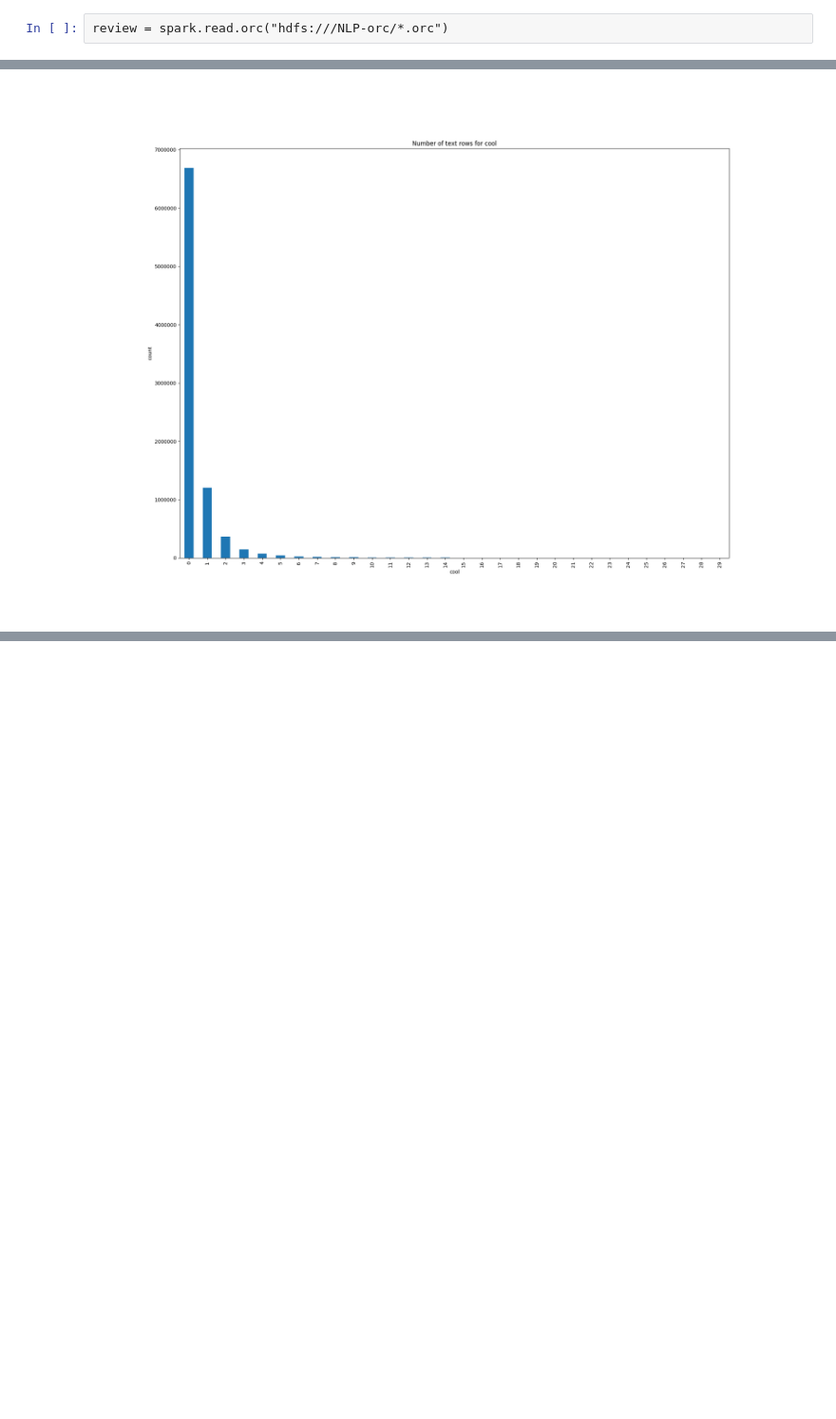
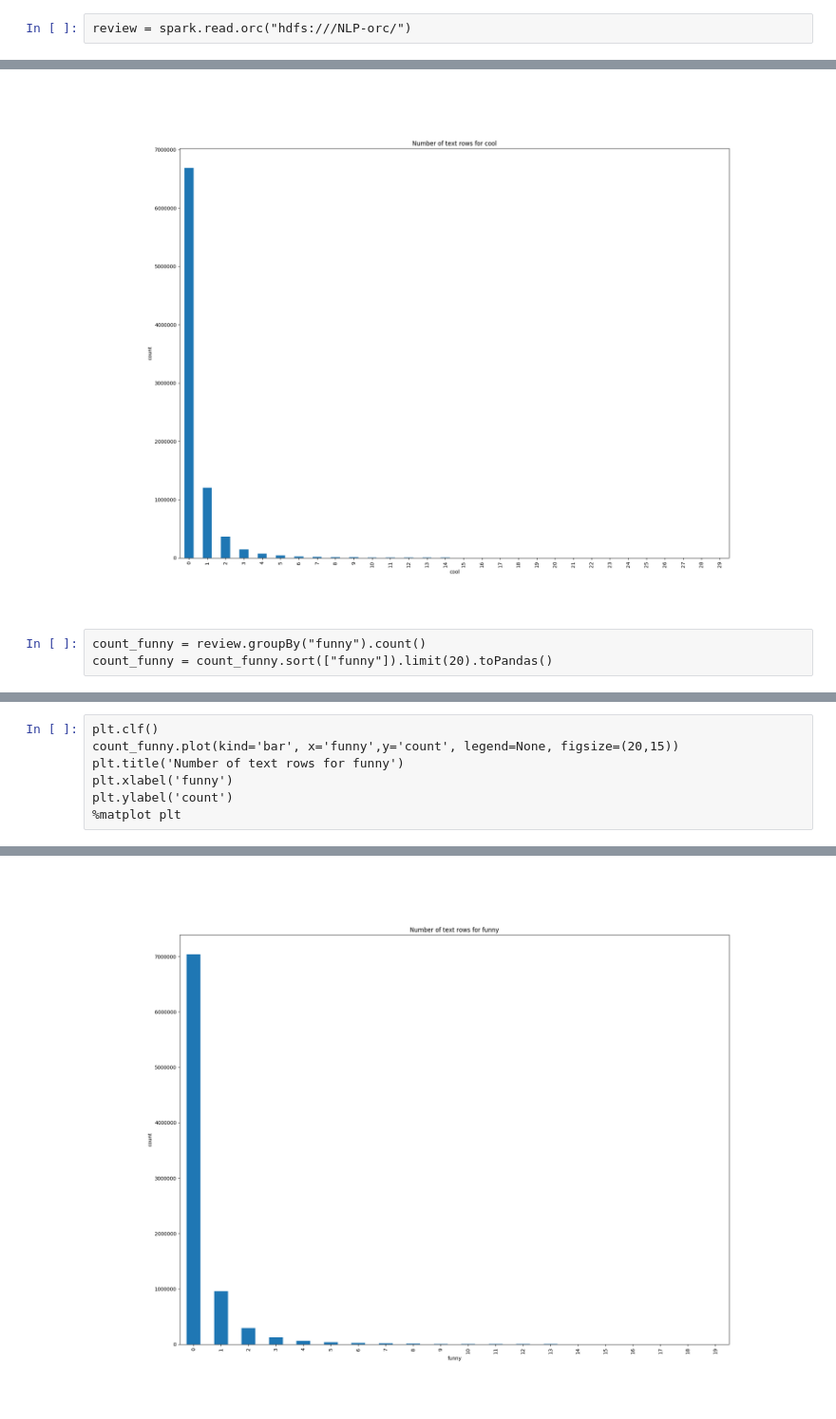
Before and after one commit to Necronoxia/Cdac_proj_yelp, a Jupyter notebook: EDA/Review_EDA.ipynb, the cells around one changed output, grey strips where cells are left out. Shown at 95% size. Cells and saved outputs as stored; diff of their text form; blank space fills up the shorter version.

```diff
--- a/EDA/Review_EDA.ipynb
+++ b/EDA/Review_EDA.ipynb
@@ -60,7 +89,7 @@ from pyspark.sql.functions import *
 # %% [output]
 [interactive output not drawn]
 # %%
-review = spark.read.orc("hdfs:///NLP-orc/*.orc")
+review = spark.read.orc("hdfs:///NLP-orc/")
 # %% [output]
 [interactive output not drawn]
 # %%
@@ -270,3 +307,6 @@ Text(0, 0.5, 'count')
 %matplot plt
 # %% [output]
 [figure]
+# %%
+count_funny = review.groupBy("funny").count()
+count_funny = count_funny.sort(["funny"]).limit(20).toPandas()
@@ -272,0 +315,8 @@ Text(0, 0.5, 'count')
+# %%
+plt.clf()
+count_funny.plot(kind='bar', x='funny',y='count', legend=None, figsize=(20,15))
+plt.title('Number of text rows for funny')
+plt.xlabel('funny')
+plt.ylabel('count')
+%matplot plt
+# %% [output]
@@ -272,0 +324 @@ Text(0, 0.5, 'count')
+[figure, added]
```
Also changed, not shown: parts of 16 cells of this notebook.
